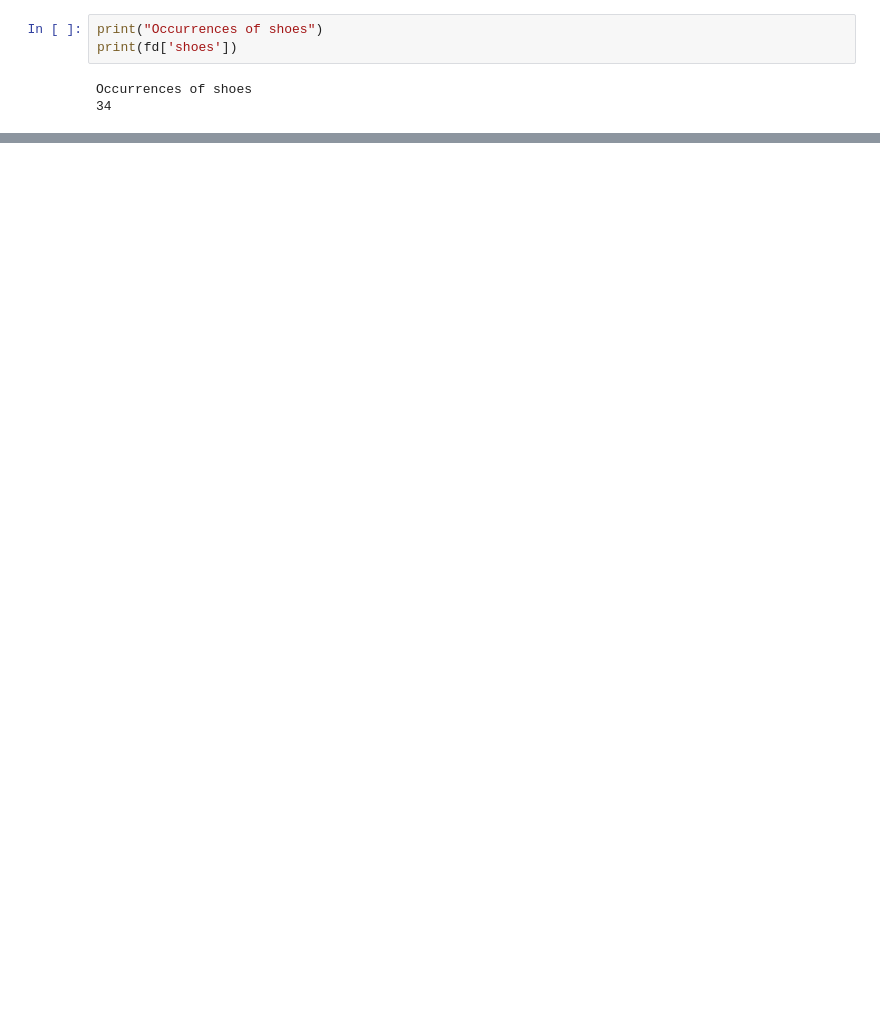
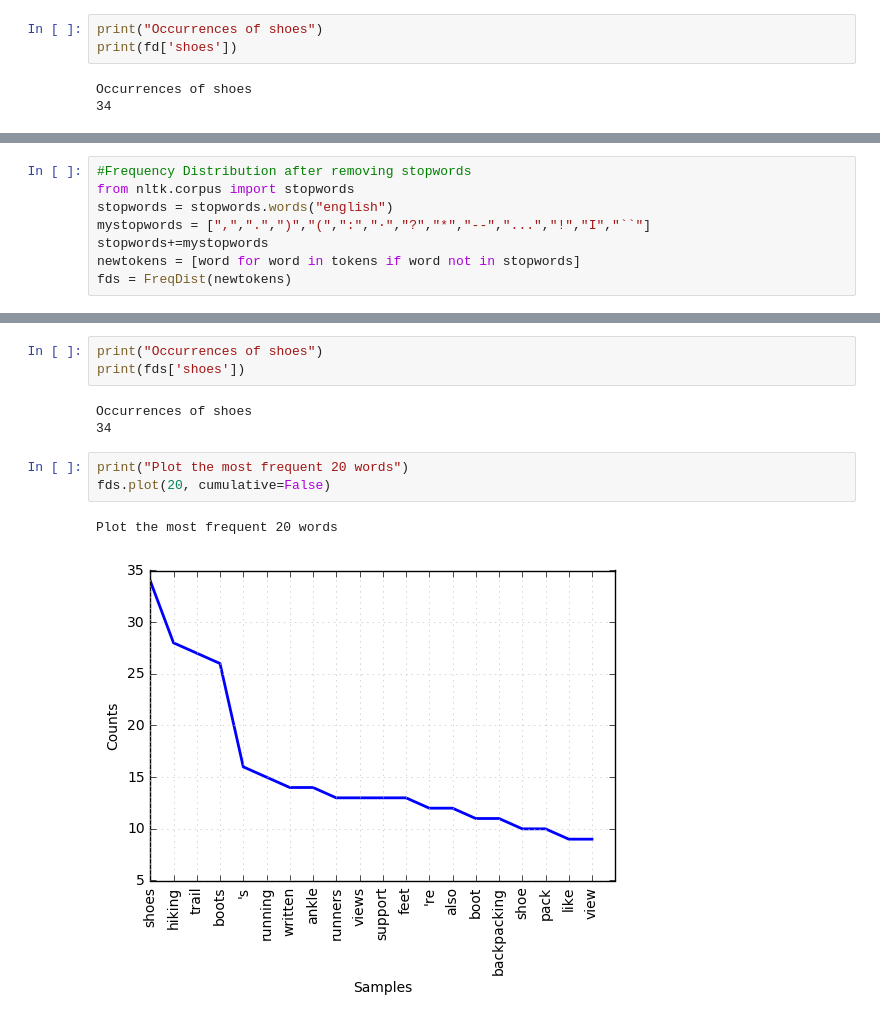
Before and after one commit to technopreneurG/learn_text_analysis, a Jupyter notebook: nltk/nltk1-frequency-distribution.ipynb, the cells around one changed output, grey strips where cells are left out. Drawn from its saved outputs; the diff is of its cells as text; blank space fills up the shorter version.

Commit message:
FD with & without stopwords

```diff
--- a/nltk/nltk1-frequency-distribution.ipynb
+++ b/nltk/nltk1-frequency-distribution.ipynb
@@ -37,0 +54,8 @@ Plot the most frequent 20 words
+# %%
+#Frequency Distribution after removing stopwords
+from nltk.corpus import stopwords
+stopwords = stopwords.words("english")
+mystopwords = [",",".",")","(",":","·","?","*","--","...","!","I","``"]
+stopwords+=mystopwords
+newtokens = [word for word in tokens if word not in stopwords]
+fds = FreqDist(newtokens)
@@ -37,0 +90,12 @@ Plot the most frequent 20 words
+# %%
+print("Occurrences of shoes")
+print(fds['shoes'])
+# %% [output]
+Occurrences of shoes
+34
+# %%
+print("Plot the most frequent 20 words")
+fds.plot(20, cumulative=False)
+# %% [output]
+Plot the most frequent 20 words
+[figure, added]
```
Also changed, not shown: parts of 6 cells of this notebook.
